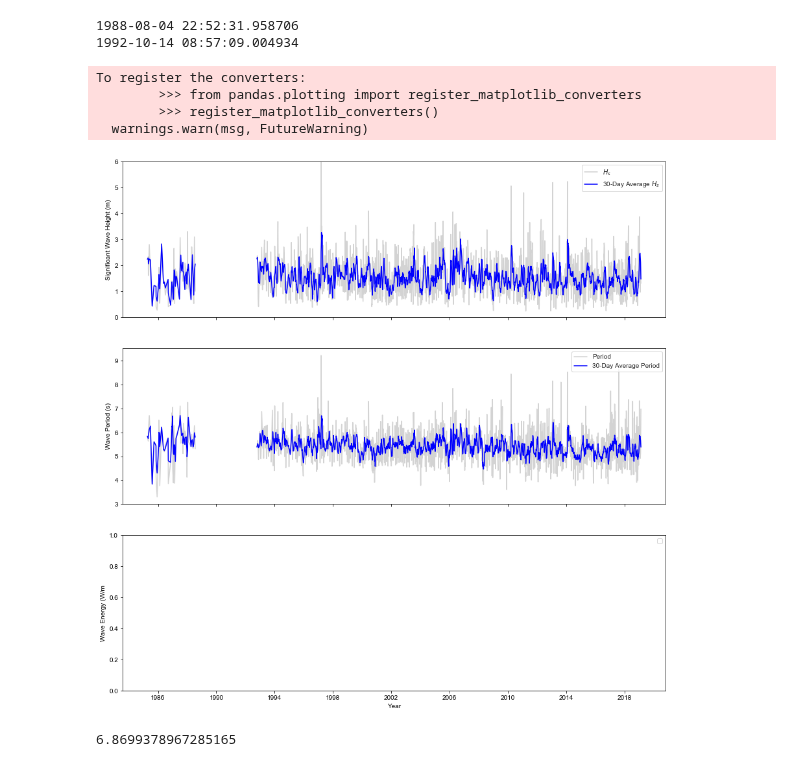
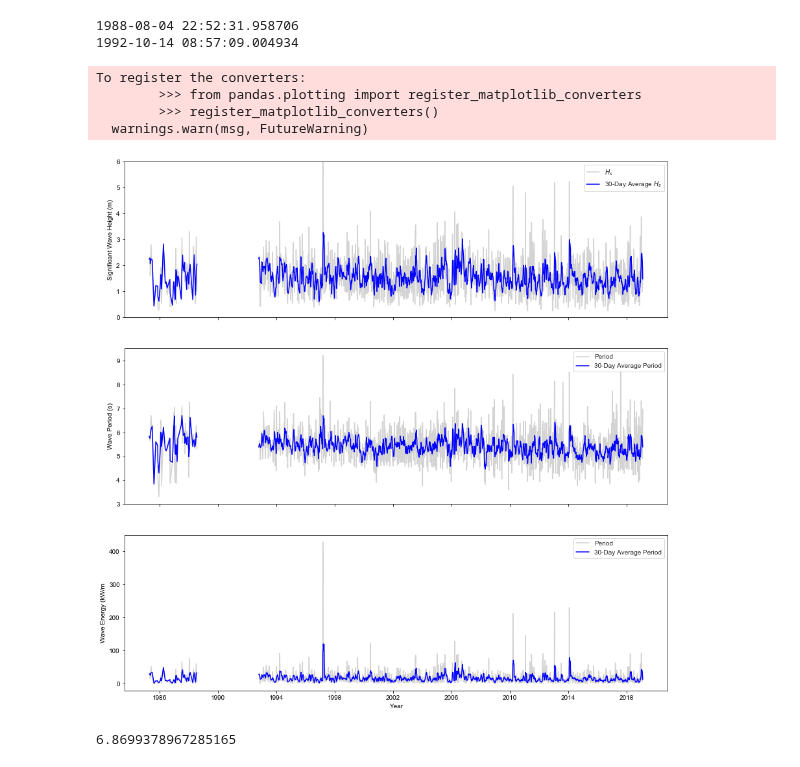
Before and after one commit to CourtneySmith32/Honours-Coursework, a Jupyter notebook: Hydrographers_timeseries.ipynb, the cells around one changed output. Saved outputs shown, nothing was run; the diff lists cells and outputs as text; code cells hidden in the pictures.

Commit message:
wave power working in all four sites

```diff
--- a/Hydrographers_timeseries.ipynb
+++ b/Hydrographers_timeseries.ipynb
@@ -173,5 +263,5 @@ array([2.23811793, 2.33500028, 1.61039996, ..., 1.51025009, 1.31061109,
 # %%
-df = pd.DataFrame(data={"date": days2, "wh":dayswh, "period":daysTz})
-df.to_csv("./melville_timeseries.csv", sep=',',index=False)
+df = pd.DataFrame(data={"date": days2, "wh":dayswh, "period":daysTz, "power":pp})
+df.to_csv("hydro_timeseries.csv", sep=',',index=False)
 df
 # %% [output]
@@ -222,10 +320,12 @@ yrolling
 wh_rolling=yrolling['wh']
 
 period_rolling=yrolling['period']
+
+power_rolling = yrolling['power']
 # %% [markdown]
 ## Incorporate rolling average wh into dataframe
 # %%
-df = pd.DataFrame(data={"date": days2, "wh":dayswh, "wh_rolling":wh_rolling, "period":daysTz, "period_rolling":period_rolling })
-df.to_csv("./hydro_timeseries.csv", sep=',',index=False)
+df = pd.DataFrame(data={"date": days2, "wh":dayswh, "wh_rolling":wh_rolling, "period":daysTz, "period_rolling":period_rolling, "power":pp, "power_rolling":power_rolling })
+df.to_csv("hydro_timeseries.csv", sep=',',index=False)
 df
 # %% [output]
@@ -287,6 +372,14 @@ y2 = df.wh[58:-1]
 yy1 = df.wh_rolling[0:57]
 yy2 = df.wh_rolling[58:-1]
 
+#power normal
+p1 = df.power[0:57]
+p2=df.power[58:-1]
+
+#power rolling
+pp1 = df.power_rolling[0:57]
+pp2 = df.power_rolling[58:-1]
+
 
 #Date
 x1=df.date[0:57]
@@ -319,40 +412,39 @@ ax2.plot(x1, time1, color='lightgrey')
 ax2.plot(x1,tt1,color='blue')
 
 #After date break
 ax2.plot(x2,time2, color='lightgrey')
 ax2.plot(x2,tt2,color='blue')
 
 ax2.legend(labels=['Period',"30-Day Average Period"], loc='upper right')
 ax2.set_ylabel("Wave Period (s)")
 
 
 #Wave Power - Need to add data
 #Before date break
-#ax3.plot(x1, time1)
-#ax3.plot(x1,tt1)
+ax3.plot(x1, p1,color='lightgrey')
+ax3.plot(x1,pp1,color='blue')
 
 #After date break
-#ax3.plot(x2,time2)
-#ax3.plot(x2,tt2)
-
+ax3.plot(x2,p2,color='lightgrey')
+ax3.plot(x2,pp2,color='blue')
 ax3.legend(labels=['Period',"30-Day Average Period"], loc='upper right')
-ax3.set_ylabel("Wave Energy (W/m") #Check if watts/metre is correct
+ax3.set_ylabel("Wave Energy (kW/m") #Check if watts/metre is correct
 
 
 #Formatting
 
 plt.xlabel("Year")
 
 #"years = pd.date_range(start='1985',end='2020', periods=10)
 years = pd.date_range('2008','2015', freq='AS')
 
 plt.savefig("Hydrographers_timeseries")
 # %% [output]
 To register the converters:
         >>> from pandas.plotting import register_matplotlib_converters
         >>> register_matplotlib_converters()
   warnings.warn(msg, FutureWarning)
-[figure, old version]
+[figure, new version]
 # %%
 max(wh)
 # %% [output]
```
Also changed, not shown: parts of 18 cells of this notebook, 10 other files.
